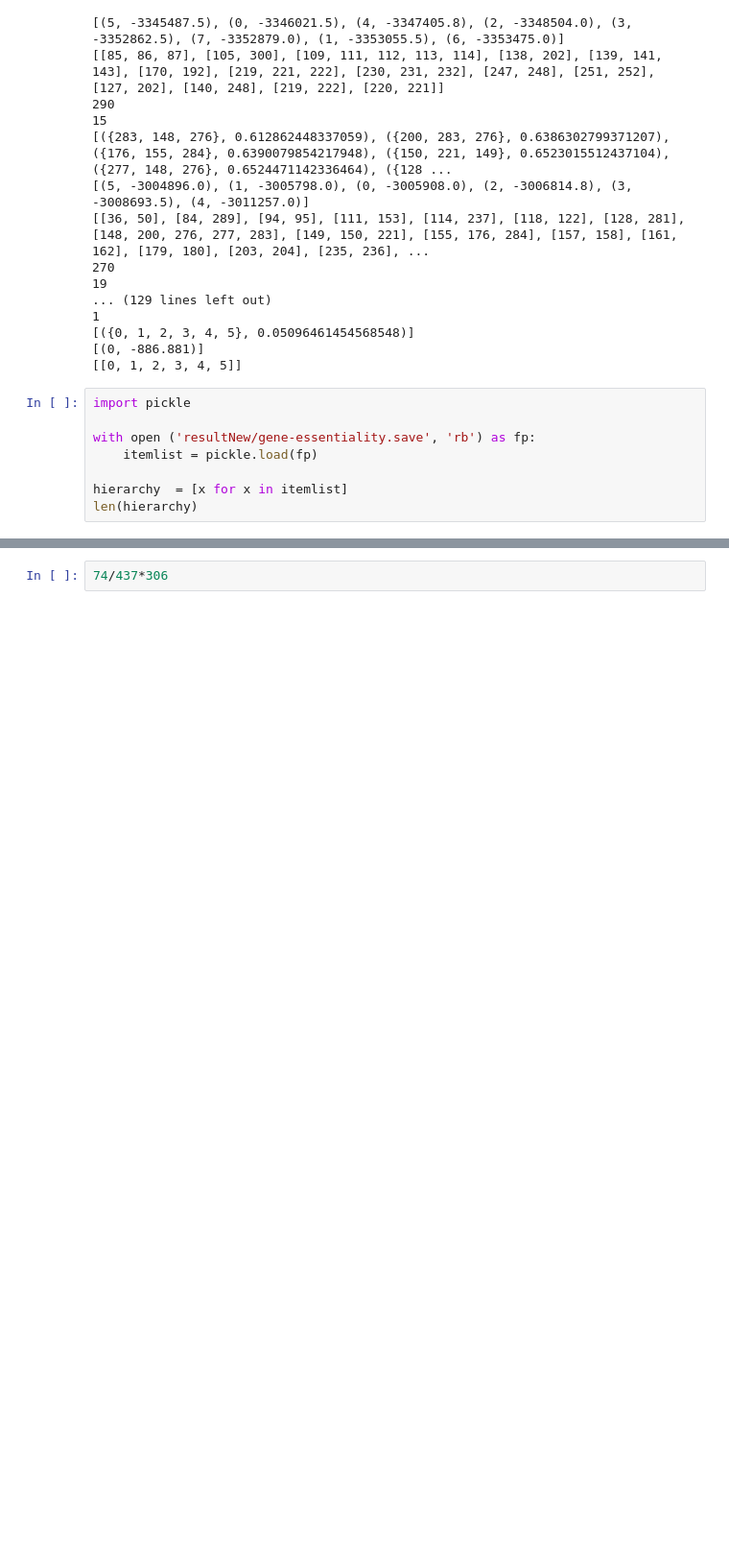
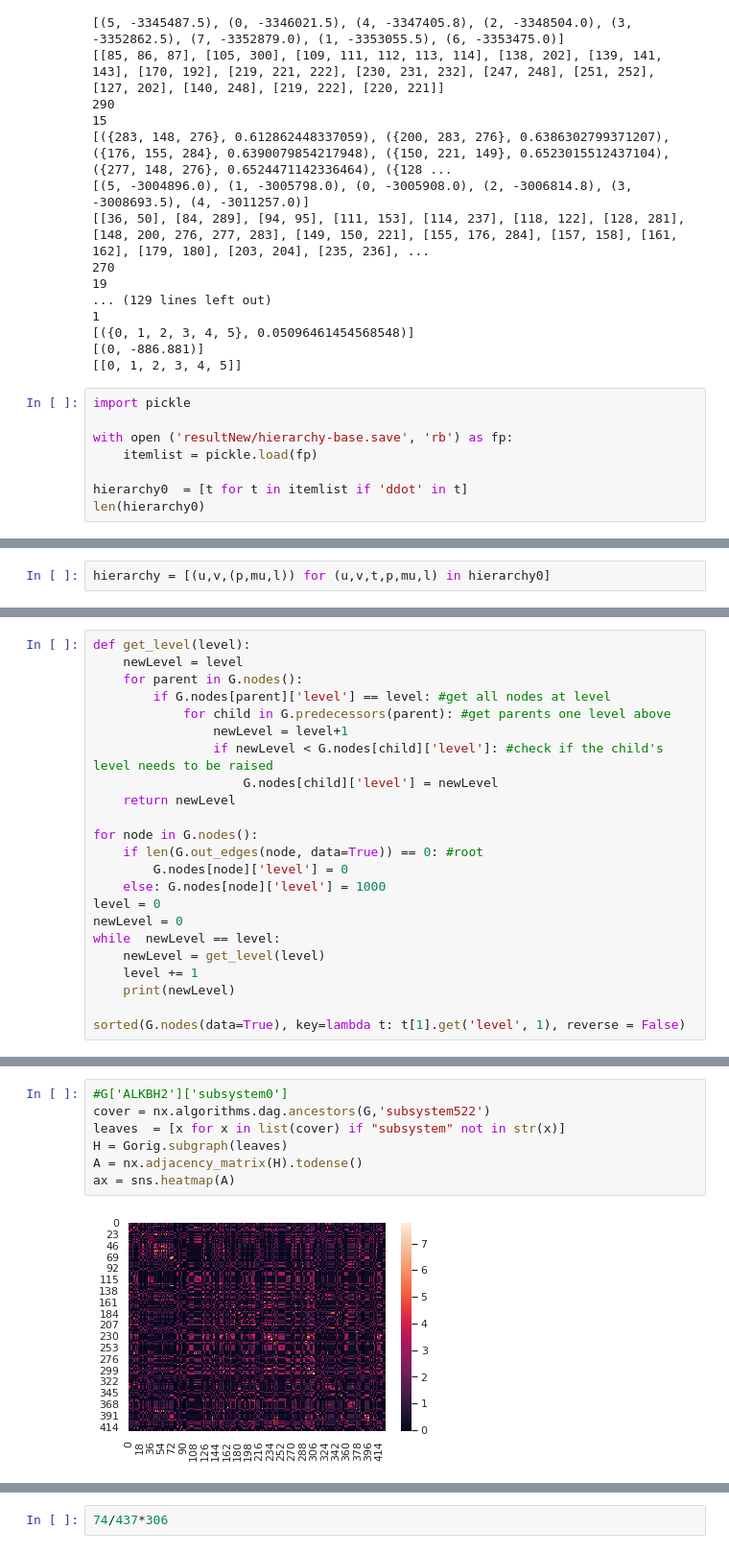
Before and after one commit to everyxs/BayesianOmics, a Jupyter notebook: DAG/NeCliXo.ipynb, the cells around one changed output, grey strips where cells are left out. Shown at 96% size. Cells and saved outputs as stored; diff of their text form; blank space fills up the shorter version.

```diff
--- a/DAG/NeCliXo.ipynb
+++ b/DAG/NeCliXo.ipynb
@@ -497,9 +501,9 @@ with open('resultNew/hierarchyQnew2.save', 'wb') as fp:
 # %%
 import pickle
 
-with open ('resultNew/gene-essentiality.save', 'rb') as fp:
+with open ('resultNew/hierarchy-base.save', 'rb') as fp:
     itemlist = pickle.load(fp)
 
-hierarchy  = [x for x in itemlist]
-len(hierarchy)
+hierarchy0  = [t for t in itemlist if 'ddot' in t]
+len(hierarchy0)
 # %% [output]
@@ -506,0 +511,2 @@ len(hierarchy)
+# %%
+hierarchy = [(u,v,(p,mu,l)) for (u,v,t,p,mu,l) in hierarchy0]
@@ -522,0 +528,23 @@ AtlasView({'subsystem347': {'weight': -125935.85}})
+# %%
+def get_level(level):
+    newLevel = level
+    for parent in G.nodes():
+        if G.nodes[parent]['level'] == level: #get all nodes at level
+            for child in G.predecessors(parent): #get parents one level above
+                newLevel = level+1
+                if newLevel < G.nodes[child]['level']: #check if the child's level needs to be raised
+                    G.nodes[child]['level'] = newLevel
+    return newLevel
+
+for node in G.nodes():
+    if len(G.out_edges(node, data=True)) == 0: #root
+        G.nodes[node]['level'] = 0
+    else: G.nodes[node]['level'] = 1000
+level = 0
+newLevel = 0
+while  newLevel == level:
+    newLevel = get_level(level)
+    level += 1
+    print(newLevel)
+
+sorted(G.nodes(data=True), key=lambda t: t[1].get('level', 1), reverse = False)
@@ -522,0 +588,9 @@ AtlasView({'subsystem347': {'weight': -125935.85}})
+# %%
+#G['ALKBH2']['subsystem0']
+cover = nx.algorithms.dag.ancestors(G,'subsystem522')
+leaves  = [x for x in list(cover) if "subsystem" not in str(x)]
+H = Gorig.subgraph(leaves)
+A = nx.adjacency_matrix(H).todense()
+ax = sns.heatmap(A)
+# %% [output]
+[figure, added]
```
Also changed, not shown: parts of 26 cells of this notebook, 2 other files.
